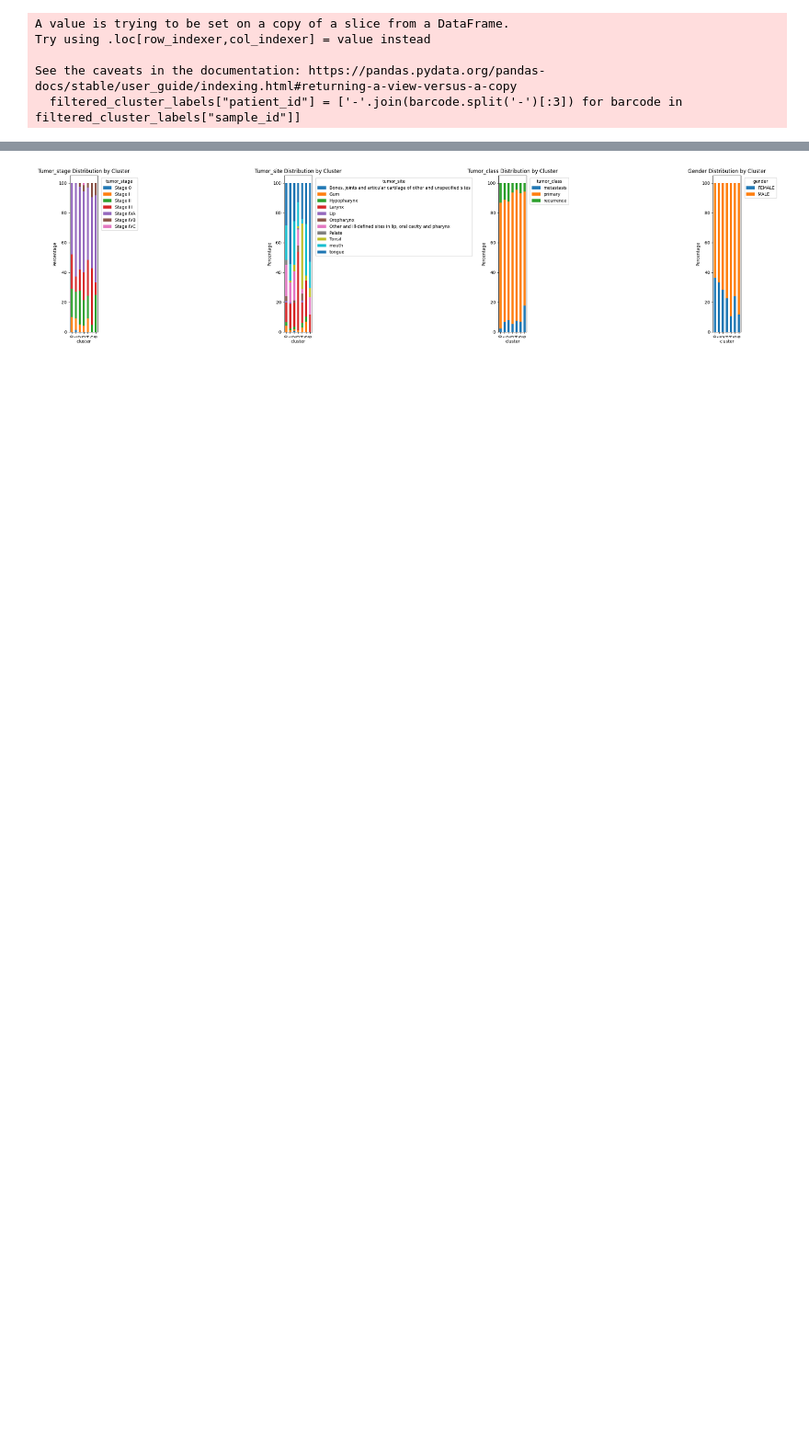
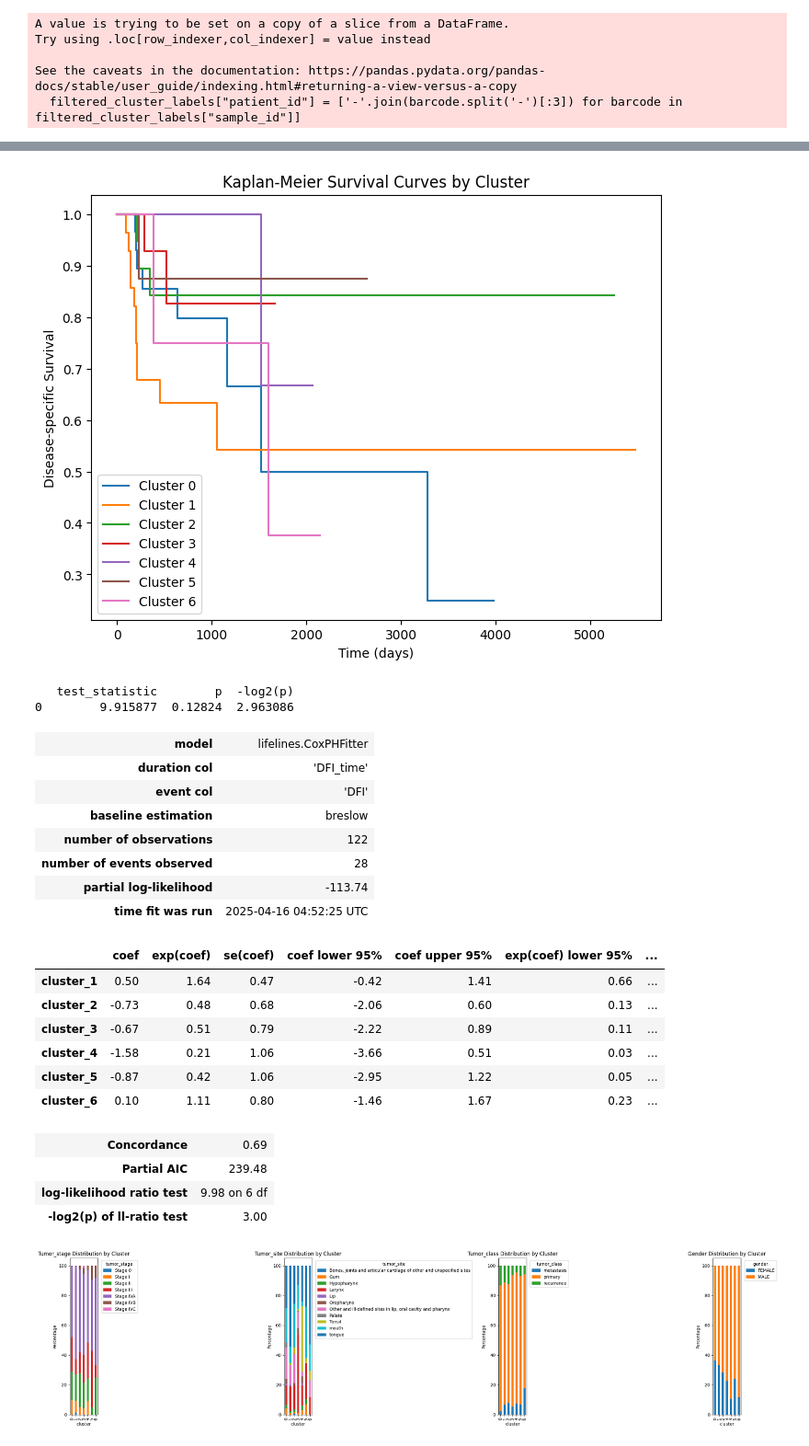
Before and after one commit to Harrison-Q-Ma/BNFO285_Projects, a Jupyter notebook: project_1/Wenshu/qualitative_assessments.ipynb, the cells around one changed output, grey strips where cells are left out. Shown: that part at 92% size. Saved outputs shown, nothing was run; the diff lists cells and outputs as text; code cells hidden in the pictures; blank space fills up the shorter version.

```diff
--- a/project_1/Wenshu/qualitative_assessments.ipynb
+++ b/project_1/Wenshu/qualitative_assessments.ipynb
@@ -93,3 +156,66 @@ cph.print_summary()  # Displays hazard ratios, confidence intervals, and p-value
+# %%
+# -------------------------------------------------
+# Kaplan-Meier Estimation and Visualization for DFI
+# -------------------------------------------------
+df_clean = df.dropna(subset=['DFI'])
+
+kmf = KaplanMeierFitter()
+plt.figure(figsize=(8, 6))
+
+# Loop through each cluster, fit, and plot the survival function
+for cluster, cluster_df in df_clean.groupby('cluster'):
+    kmf.fit(cluster_df['DFI_time'], event_observed=cluster_df['DFI'], label=f'Cluster {cluster}')
+    kmf.plot_survival_function(ci_show=False)  # Plot survival function with confidence intervals
+
+plt.title("Kaplan-Meier Survival Curves by Cluster")
+plt.xlabel("Time (days)")
+plt.ylabel("Disease-specific Survival")
+plt.legend()
+plt.show()
+
+# -------------------------------------------------
+# Multivariate Log-Rank Test for Comparing Survival Curves
+# -------------------------------------------------
+# The multivariate_logrank_test function compares the survival distribution
+# across all groups at once.
+logrank_results = multivariate_logrank_test(df_clean['DFI_time'], df_clean['cluster'], event_observed=df_clean['DFI'])
+print(logrank_results.summary)
+
+# -------------------------------------------------
+# Cox Proportional Hazards Model for Hazard Ratios
+# -------------------------------------------------
+# Ensure the "cluster" column is treated as a categorical variable.
+# Here we convert it to string and then create dummy variables.
+#df_clean['cluster'] = df_clean['cluster'].astype(str)
+df_encoded = pd.get_dummies(df_clean[['cluster']], drop_first=True)  # drop_first to set a reference level
+df_model = pd.concat([df_clean[['DFI_time', 'DFI']], df_encoded], axis=1)
+
+cph = CoxPHFitter()
+cph.fit(df_model, duration_col='DFI_time', event_col='DFI')
+cph.print_summary()  # Displays hazard ratios, confidence intervals, and p-values
+# %% [output]
+[figure, added]
+   test_statistic        p  -log2(p)
+0        9.915877  0.12824  2.963086
+| model | lifelines.CoxPHFitter |
+| duration col | 'DFI_time' |
+| event col | 'DFI' |
+| baseline estimation | breslow |
+| number of observations | 122 |
+| number of events observed | 28 |
+| partial log-likelihood | -113.74 |
+| time fit was run | 2025-04-16 04:52:25 UTC |
+|  | coef | exp(coef) | se(coef) | coef lower 95% | coef upper 95% | exp(coef) lower 95% | ... |
+| cluster_1 | 0.50 | 1.64 | 0.47 | -0.42 | 1.41 | 0.66 | ... |
+| cluster_2 | -0.73 | 0.48 | 0.68 | -2.06 | 0.60 | 0.13 | ... |
+| cluster_3 | -0.67 | 0.51 | 0.79 | -2.22 | 0.89 | 0.11 | ... |
+| cluster_4 | -1.58 | 0.21 | 1.06 | -3.66 | 0.51 | 0.03 | ... |
+| cluster_5 | -0.87 | 0.42 | 1.06 | -2.95 | 1.22 | 0.05 | ... |
+| cluster_6 | 0.10 | 1.11 | 0.80 | -1.46 | 1.67 | 0.23 | ... |
+| Concordance | 0.69 |
+| Partial AIC | 239.48 |
+| log-likelihood ratio test | 9.98 on 6 df |
+| -log2(p) of ll-ratio test | 3.00 |
 # %%
 # ============================================================
 # Creating Stacked Bar Plots for Each Categorical Variable
```
Also changed, not shown: parts of 2 cells of this notebook, 2 other files.
